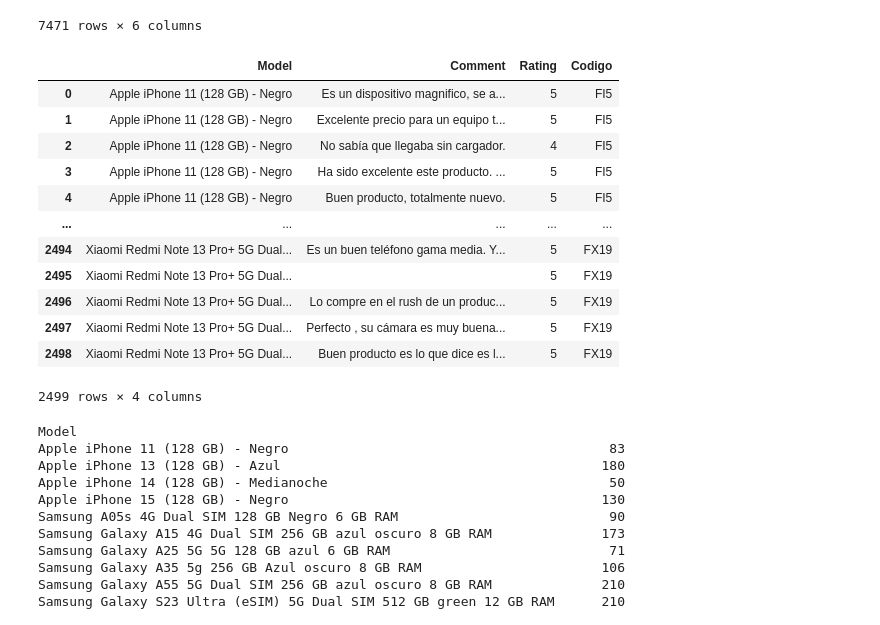
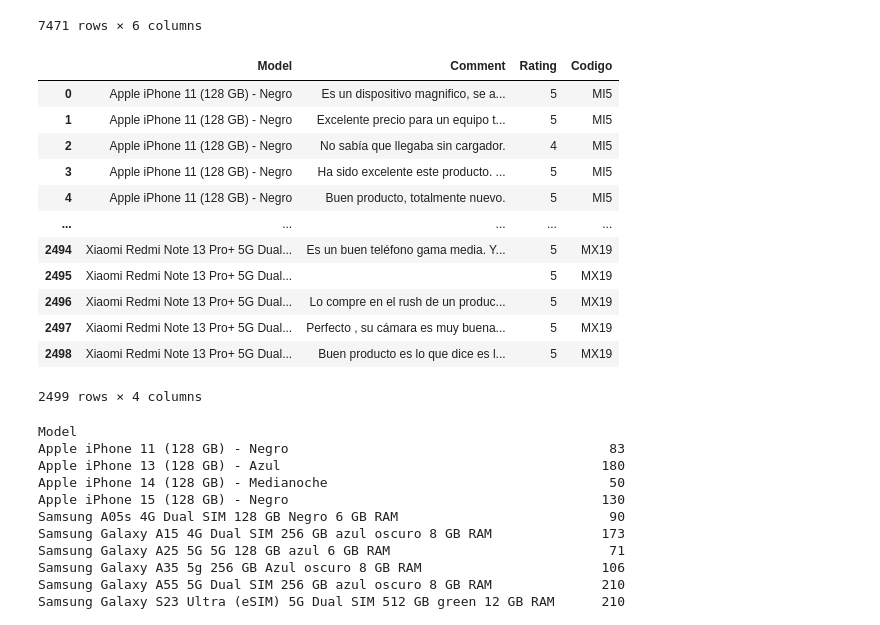
Before and after one commit to Juanpa21012/NLP-Sentiment-Analysis-of-Smartphone-Brands-Using-Web-Scrapping, a Jupyter notebook: Webscrapping.ipynb, the cells around one changed output. Drawn from its saved outputs; the diff is of its cells as text; code cells hidden in the pictures.

```diff
--- a/Webscrapping.ipynb
+++ b/Webscrapping.ipynb
@@ -510,61 +510,46 @@ mercadolibre_reviews = mercadolibre_reviews[['Model', 'Comment', 'Rating']]
 # %%
 # Diccionario de mapeo del modelo al código
 model_to_code = {
-    "IPhone 13": "FI1",
-    "IPhone 15": "FI2",
-    "IPhone 14": "FI3",
-    "IPhone 11": "FI4",
-    "Apple iPhone 11 (128 GB) - Negro": "FI5",
-    "Apple iPhone 13 (128 GB) - Azul": "FI6",
-    "Apple iPhone 14 (128 GB) - Medianoche": "FI7",
-    "Apple iPhone 15 (128 GB) - Negro": "FI8",
-    "Samsung Galaxy A55": "FS1",
-    "Samsung Galaxy A15": "FS3",
-    "Samsung Galaxy A25": "FS7",
-    "Samsung Galaxy A35": "FS9",
-    "Samsung Galaxy A05": "FS11",
-    "Samsung S24 Ultra": "FS12",
-    "Samsung A05s 4G Dual SIM 128 GB Negro 6 GB RAM": "FS15",
-    "Samsung Galaxy A15 4G Dual SIM 256 GB azul oscuro 8 GB RAM": "FS16",
-    "Samsung Galaxy A25 5G 5G 128 GB azul 6 GB RAM": "FS17",
-    "Samsung Galaxy A35 5g 256 GB Azul oscuro 8 GB RAM": "FS18",
-    "Samsung Galaxy A55 5G Dual SIM 256 GB azul oscuro 8 GB RAM": "FS19",
-    "Samsung Galaxy S23 Ultra (eSIM) 5G Dual SIM 512 GB green 12 GB RAM": "FS20",
-    "Samsung Galaxy S24 Ultra 5G Dual SIM 512 GB titanium black 12 GB RAM": "FS21",
-    "Xiaomi Poco X6 Pro": "FX1",
-    "Xiaomi Redmi Note 13 Pro Plus": "FX3",
-    "Xiaomi Redmi 13C": "FX6",
-    "Xiaomi Redmi Note 13 Pro": "FX8",
-    "Xiaomi Redmi Note 13": "FX12",
-    "Xiaomi POCO Poco X6 Pro 5G Dual SIM 512 GB negro 12 GB RAM": "FX14",
-    "Xiaomi Redmi 13C Dual SIM 256 GB midnight black 8 GB RAM": "FX15",
-    "Xiaomi Redmi A3 Dual SIM 64 GB midnight black 3 GB RAM": "FX16",
-    "Xiaomi Redmi Note 13 4G Dual SIM 256 GB negro 8 GB RAM": "FX17",
-    "Xiaomi Redmi Note 13 Pro 4G Dual SIM 256 GB púrpura 8 GB RAM": "FX18",
-    "Xiaomi Redmi Note 13 Pro+ 5G Dual SIM 512 GB Negro 12 GB RAM": "FX19"
+    "Apple iPhone 11 (128 GB) - Negro": "MI5",
+    "Apple iPhone 13 (128 GB) - Azul": "MI6",
+    "Apple iPhone 14 (128 GB) - Medianoche": "MI7",
+    "Apple iPhone 15 (128 GB) - Negro": "MI8",
+    "Samsung A05s 4G Dual SIM 128 GB Negro 6 GB RAM": "MS15",
+    "Samsung Galaxy A15 4G Dual SIM 256 GB azul oscuro 8 GB RAM": "MS16",
+    "Samsung Galaxy A25 5G 5G 128 GB azul 6 GB RAM": "MS17",
+    "Samsung Galaxy A35 5g 256 GB Azul oscuro 8 GB RAM": "MS18",
+    "Samsung Galaxy A55 5G Dual SIM 256 GB azul oscuro 8 GB RAM": "MS19",
+    "Samsung Galaxy S23 Ultra (eSIM) 5G Dual SIM 512 GB green 12 GB RAM": "MS20",
+    "Samsung Galaxy S24 Ultra 5G Dual SIM 512 GB titanium black 12 GB RAM": "MS21",
+    "Xiaomi POCO Poco X6 Pro 5G Dual SIM 512 GB negro 12 GB RAM": "MX14",
+    "Xiaomi Redmi 13C Dual SIM 256 GB midnight black 8 GB RAM": "MX15",
+    "Xiaomi Redmi A3 Dual SIM 64 GB midnight black 3 GB RAM": "MX16",
+    "Xiaomi Redmi Note 13 4G Dual SIM 256 GB negro 8 GB RAM": "MX17",
+    "Xiaomi Redmi Note 13 Pro 4G Dual SIM 256 GB púrpura 8 GB RAM": "MX18",
+    "Xiaomi Redmi Note 13 Pro+ 5G Dual SIM 512 GB Negro 12 GB RAM": "MX19"
 }
 
 # Agregar la columna "Codigo" basada en el mapeo
 mercadolibre_reviews['Codigo'] = mercadolibre_reviews['Model'].map(model_to_code)
 
 # Guardar el DataFrame en un archivo CSV
 mercadolibre_reviews.to_csv('all_comments_and_ratings.csv', index=False)
 
 # Verificar el resultado
 mercadolibre_reviews
 # %% [output]
 |  | Model | Comment | Rating | Codigo |
-| 0 | Apple iPhone 11 (128 GB) - Negro | Es un dispositivo magnifico, se a... | 5 | FI5 |
-| 1 | Apple iPhone 11 (128 GB) - Negro | Excelente precio para un equipo t... | 5 | FI5 |
-| 2 | Apple iPhone 11 (128 GB) - Negro | No sabía que llegaba sin cargador. | 4 | FI5 |
-| 3 | Apple iPhone 11 (128 GB) - Negro | Ha sido excelente este producto. ... | 5 | FI5 |
-| 4 | Apple iPhone 11 (128 GB) - Negro | Buen producto, totalmente nuevo. | 5 | FI5 |
+| 0 | Apple iPhone 11 (128 GB) - Negro | Es un dispositivo magnifico, se a... | 5 | MI5 |
+| 1 | Apple iPhone 11 (128 GB) - Negro | Excelente precio para un equipo t... | 5 | MI5 |
+| 2 | Apple iPhone 11 (128 GB) - Negro | No sabía que llegaba sin cargador. | 4 | MI5 |
+| 3 | Apple iPhone 11 (128 GB) - Negro | Ha sido excelente este producto. ... | 5 | MI5 |
+| 4 | Apple iPhone 11 (128 GB) - Negro | Buen producto, totalmente nuevo. | 5 | MI5 |
 | ... | ... | ... | ... | ... |
-| 2494 | Xiaomi Redmi Note 13 Pro+ 5G Dual... | Es un buen teléfono gama media. Y... | 5 | FX19 |
-| 2495 | Xiaomi Redmi Note 13 Pro+ 5G Dual... |  | 5 | FX19 |
-| 2496 | Xiaomi Redmi Note 13 Pro+ 5G Dual... | Lo compre en el rush de un produc... | 5 | FX19 |
-| 2497 | Xiaomi Redmi Note 13 Pro+ 5G Dual... | Perfecto , su cámara es muy buena... | 5 | FX19 |
-| 2498 | Xiaomi Redmi Note 13 Pro+ 5G Dual... | Buen producto es lo que dice es l... | 5 | FX19 |
+| 2494 | Xiaomi Redmi Note 13 Pro+ 5G Dual... | Es un buen teléfono gama media. Y... | 5 | MX19 |
+| 2495 | Xiaomi Redmi Note 13 Pro+ 5G Dual... |  | 5 | MX19 |
+| 2496 | Xiaomi Redmi Note 13 Pro+ 5G Dual... | Lo compre en el rush de un produc... | 5 | MX19 |
+| 2497 | Xiaomi Redmi Note 13 Pro+ 5G Dual... | Perfecto , su cámara es muy buena... | 5 | MX19 |
+| 2498 | Xiaomi Redmi Note 13 Pro+ 5G Dual... | Buen producto es lo que dice es l... | 5 | MX19 |
 2499 rows × 4 columns
 # %%
 #Conteo de comentarios extraidos
```
Also changed, not shown: parts of 4 cells of this notebook, 3 other files.
